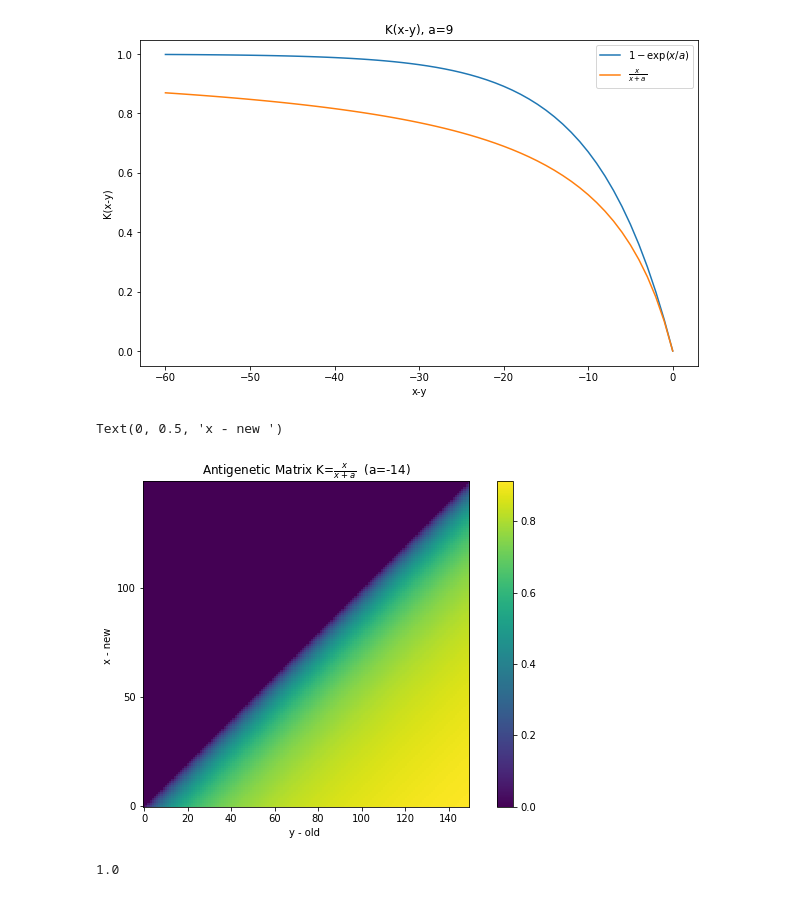
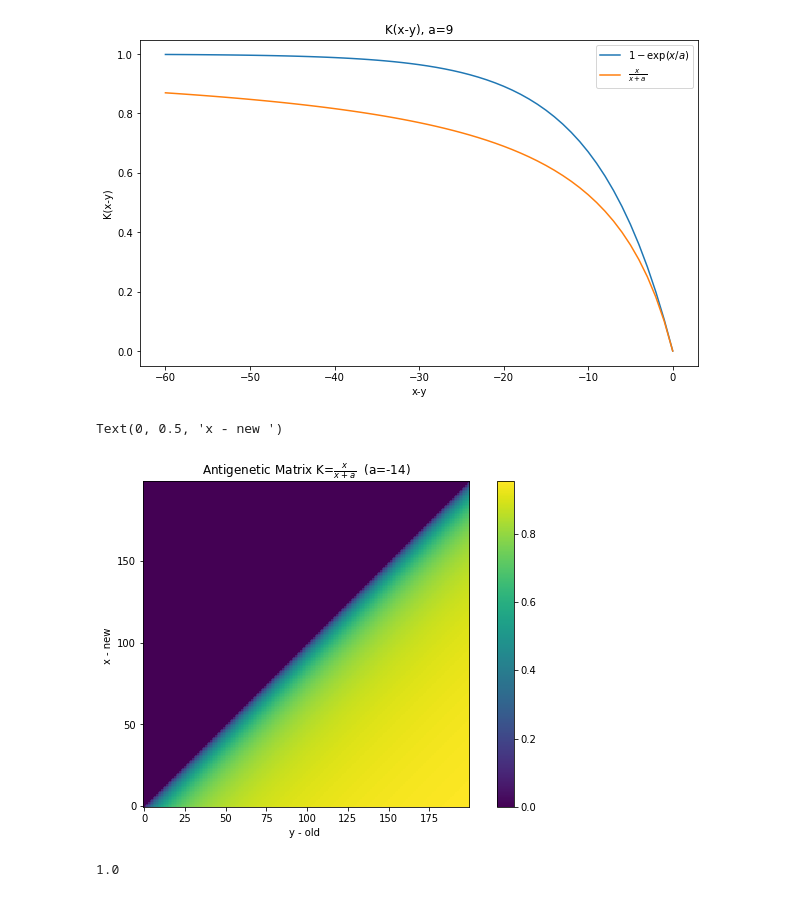
Before and after one commit to kamilla0503/SIR_Influenza, a Jupyter notebook: SIR_1D.ipynb, the cells around one changed output. Saved outputs shown, nothing was run; the diff lists cells and outputs as text; code cells hidden in the pictures.

```diff
--- a/SIR_1D.ipynb
+++ b/SIR_1D.ipynb
@@ -50,7 +50,7 @@ def GetAntigeneticMatrix(n_shtamms):
         k_temp = []
         for j in range(len(mn)):
             if (j>i):
-                k_temp.append(k_rational(i-j))
+                k_temp.append(k_rational(i-j, a))
             elif (j==i):
                 k_temp.append(0)
             else:
@@ -64,24 +64,24 @@ def GetAntigeneticMatrix(n_shtamms):
 
     return K
 # %%
-n_shtamms = 150
+n_shtamms = 200
 K = GetAntigeneticMatrix(n_shtamms)
 
 
 plt.figure(figsize=(10, 6))
 plt.yticks(np.arange(0, n_shtamms, 50))
 
 plt.imshow(K,  origin = 'lower')
 
 plt.colorbar()
 
 plt.title(r"Antigenetic Matrix K=$\frac{x}{x+a}$  (a=-14)")
 
 plt.xlabel("y - old ")
 plt.ylabel("x - new ")
 # %% [output]
 Text(0, 0.5, 'x - new ')
-[figure, old version]
+[figure, new version]
 # %%
 def GetIntialVectors(n_shtamms=300):
     N_populations = (n_shtamms) * 1000000
```
Also changed, not shown: parts of 22 cells of this notebook.
